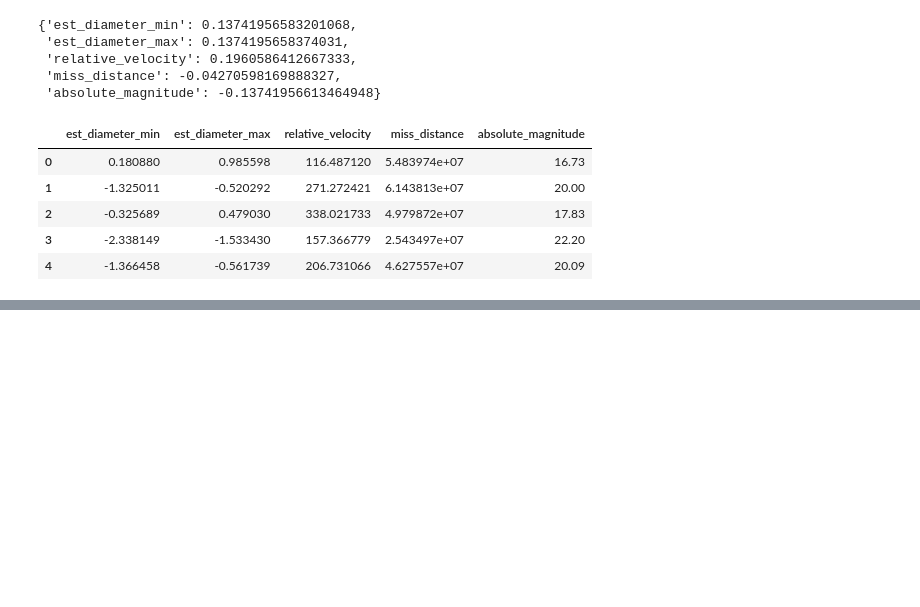
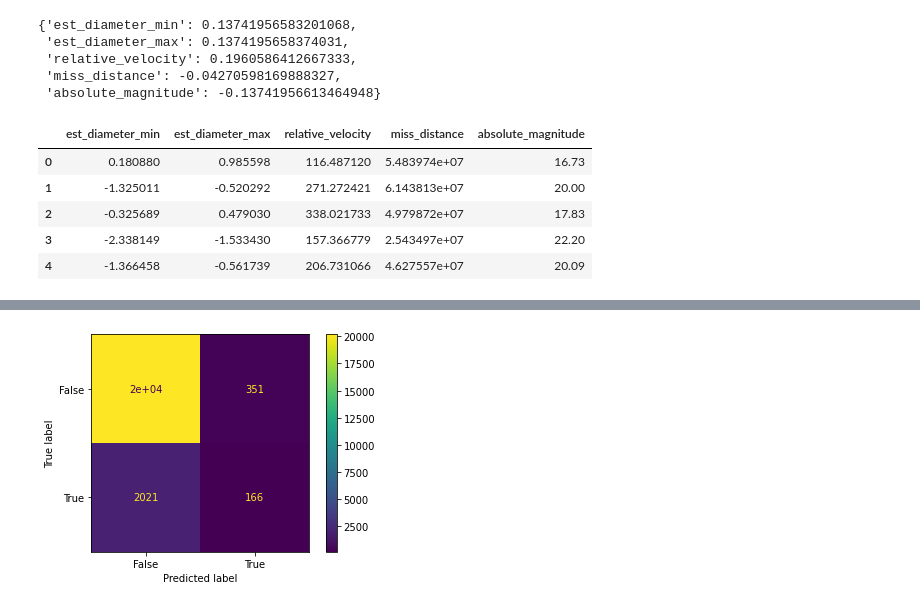
Before and after one commit to h45hi/KagglePractice, a Jupyter notebook: NASA Nearest Objects/NASANearestObjects.ipynb, the cells around one changed output, grey strips where cells are left out. Saved outputs shown, nothing was run; the diff lists cells and outputs as text; code cells hidden in the pictures; blank space fills up the shorter version.

```diff
--- a/NASA Nearest Objects/NASANearestObjects.ipynb
+++ b/NASA Nearest Objects/NASANearestObjects.ipynb
@@ -104,0 +104,7 @@ array([[20455,    67],
+# %%
+cm_lr = confusion_matrix(y_test, pipeline_lr.predict(X_test), labels=pipeline_lr.classes_)
+disp_lr = ConfusionMatrixDisplay(confusion_matrix=cm_lr,
+                               display_labels=pipeline_lr.classes_)
+disp_lr.plot();
+# %% [output]
+[figure, added]
```
Also changed, not shown: parts of 12 cells of this notebook.
